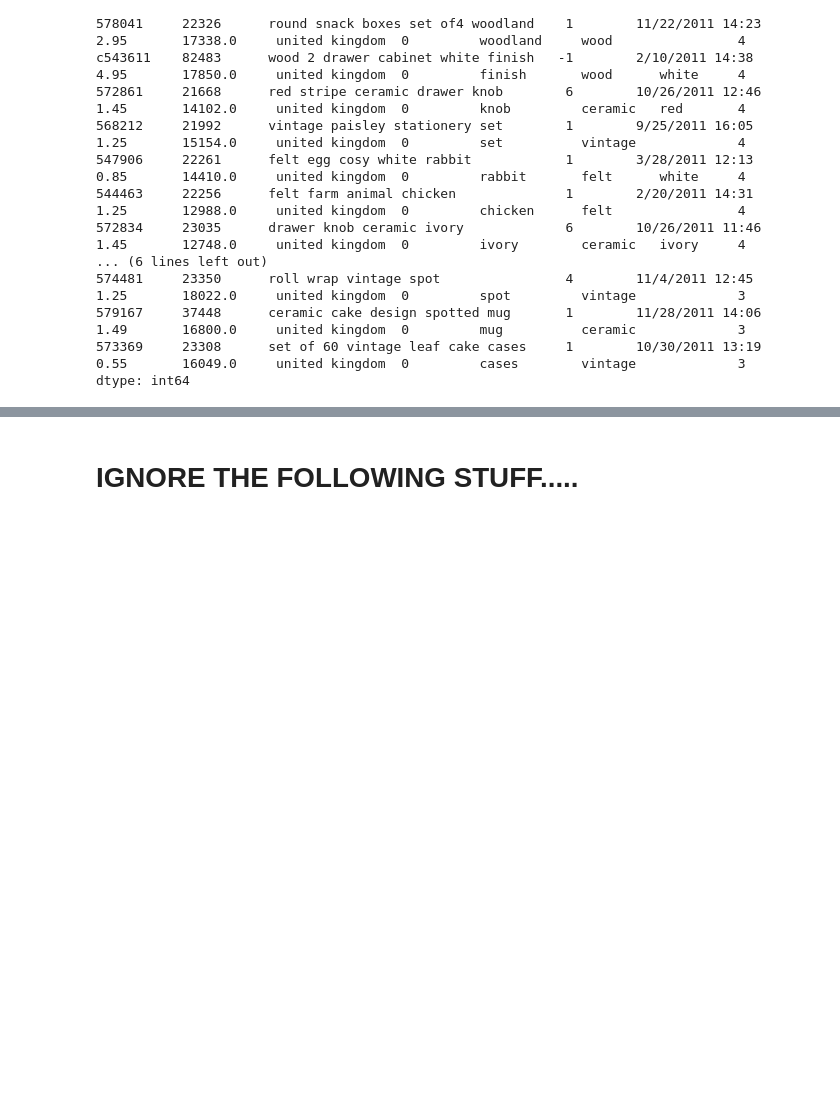
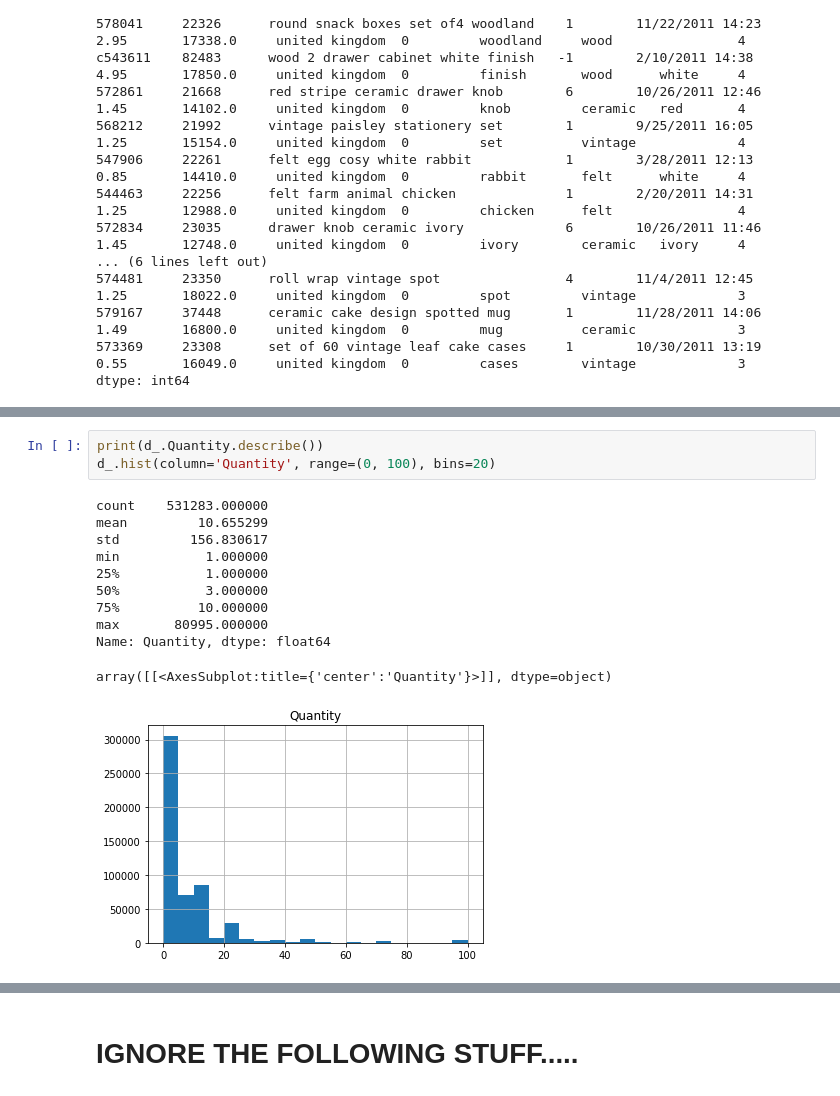
Before and after one commit to srhoads/learn, a Jupyter notebook: courses/data_analysis_python/lab1/lab1.ipynb, the cells around one changed output, grey strips where cells are left out. Drawn from its saved outputs; the diff is of its cells as text; blank space fills up the shorter version.

```diff
--- a/courses/data_analysis_python/lab1/lab1.ipynb
+++ b/courses/data_analysis_python/lab1/lab1.ipynb
@@ -176,0 +235,15 @@ I'm most interested in fashion-related retail items, so I defined a list of mate
+# %%
+print(d_.Quantity.describe())
+d_.hist(column='Quantity', range=(0, 100), bins=20)
+# %% [output]
+count    531283.000000
+mean         10.655299
+std         156.830617
+min           1.000000
+25%           1.000000
+50%           3.000000
+75%          10.000000
+max       80995.000000
+Name: Quantity, dtype: float64
+array([[<AxesSubplot:title={'center':'Quantity'}>]], dtype=object)
+[figure, added]
```
Also changed, not shown: parts of 21 cells of this notebook.
